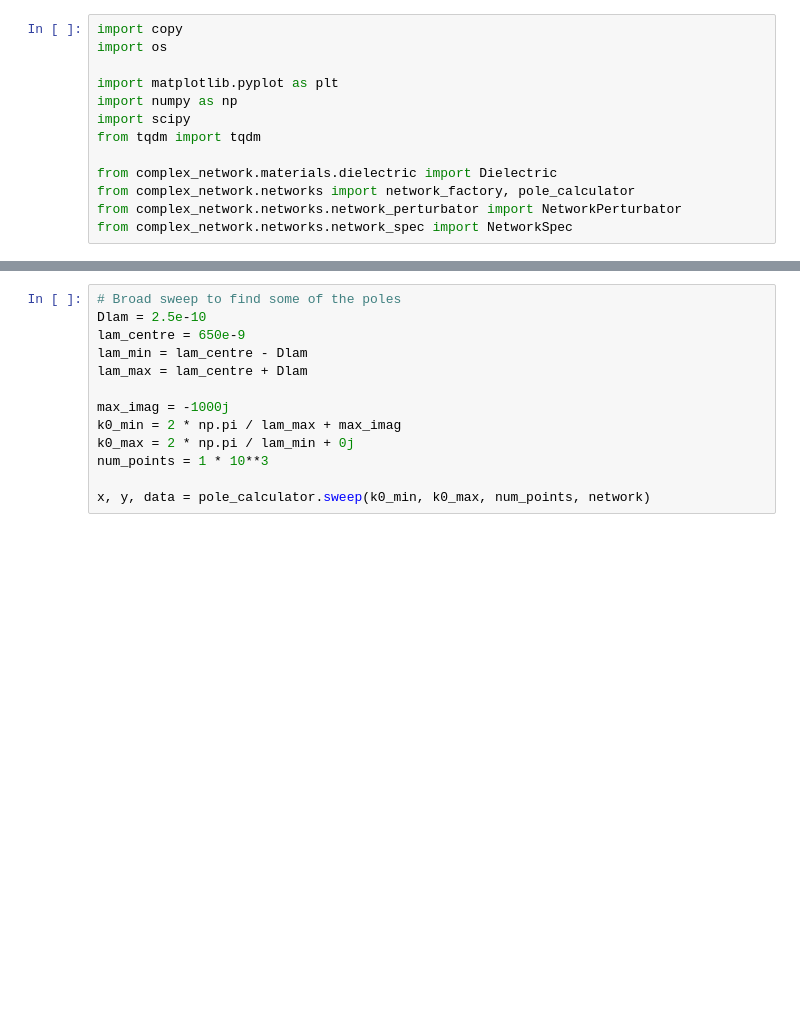
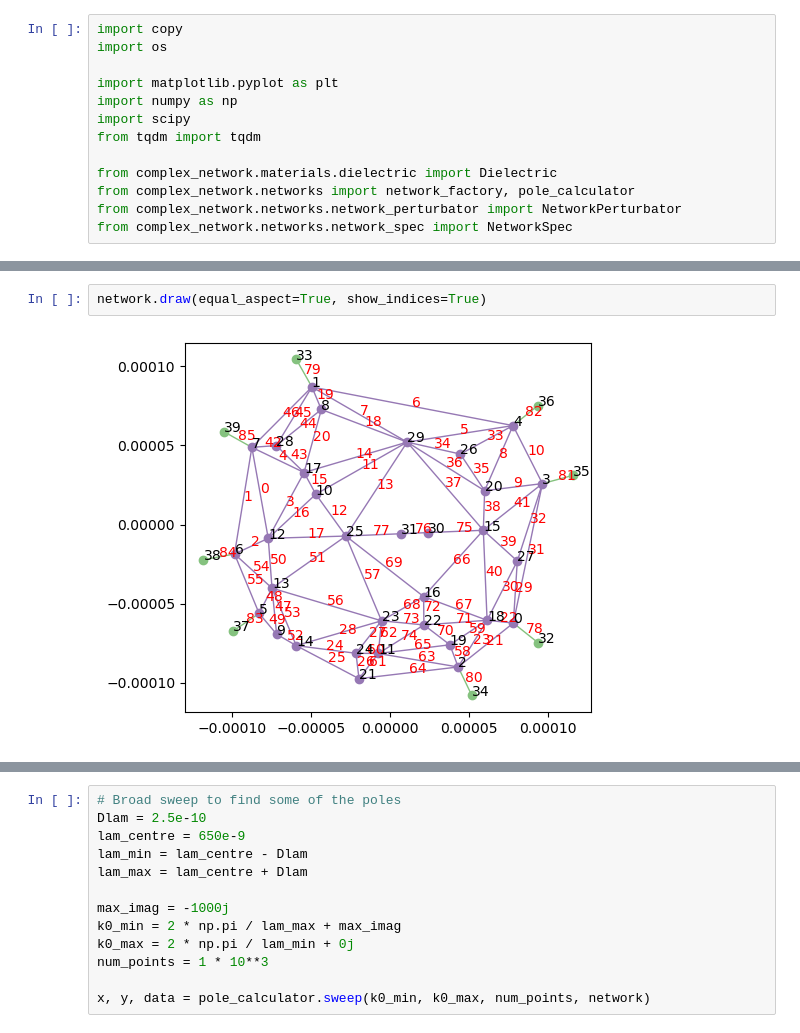
Before and after one commit to Optical-Theory-Group/networklibrary, a Jupyter notebook: work/ws_paper/network/network_perturbation_paper.ipynb, the cells around one changed output, grey strips where cells are left out. Saved outputs shown, nothing was run; the diff lists cells and outputs as text; blank space fills up the shorter version.

```diff
--- a/work/ws_paper/network/network_perturbation_paper.ipynb
+++ b/work/ws_paper/network/network_perturbation_paper.ipynb
@@ -35,3 +37,7 @@ network.draw(equal_aspect=True)
+# %%
+network.draw(equal_aspect=True, show_indices=True)
+# %% [output]
+[figure, added]
 # %%
 # Network size based on internal nodes
 min_x = np.min([node.position[0] for node in network.internal_nodes])
```
Also changed, not shown: parts of 13 cells of this notebook, 10 other files.
